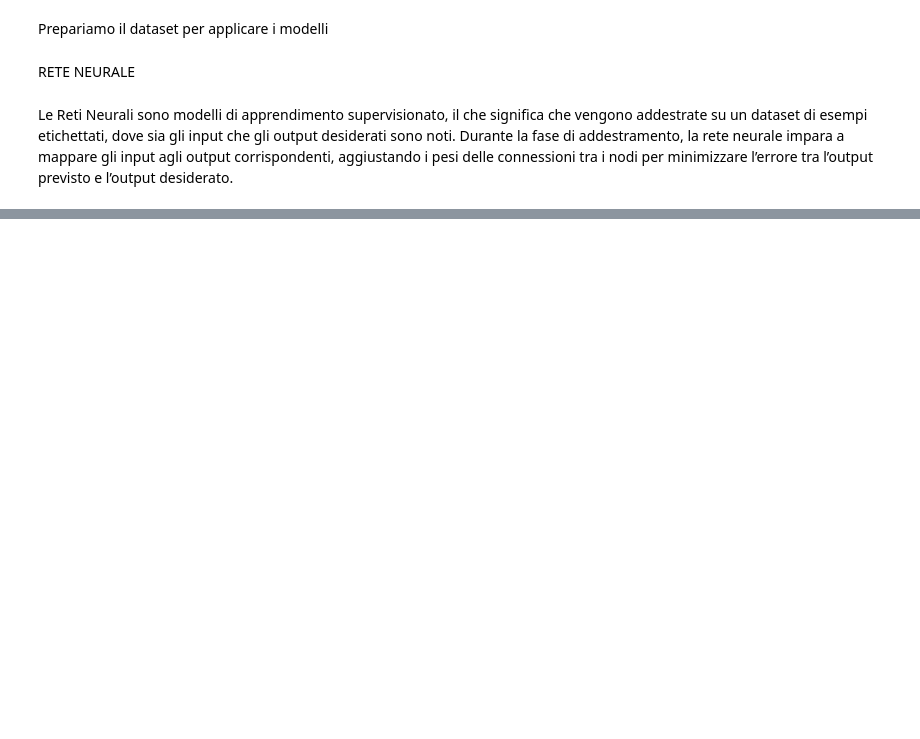
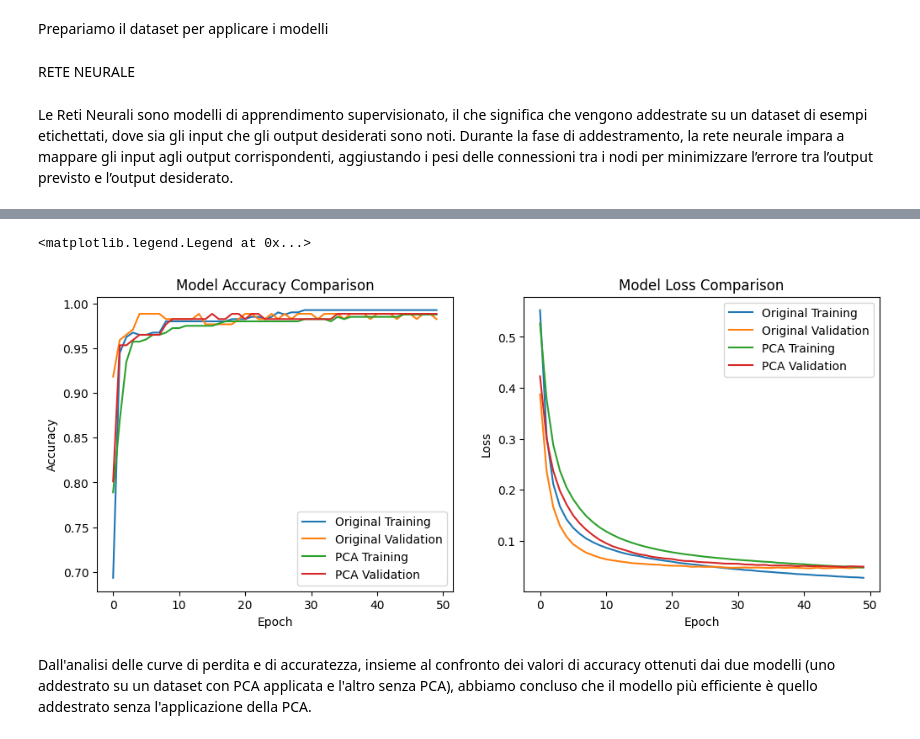
Before and after one commit to NIKFIORE/Progetto-Machine-Learning, a Jupyter notebook: Progetto.ipynb, the cells around one changed output, grey strips where cells are left out. Drawn from its saved outputs; the diff is of its cells as text; code cells hidden in the pictures; blank space fills up the shorter version.

```diff
--- a/Progetto.ipynb
+++ b/Progetto.ipynb
@@ -448,0 +466,3 @@ Epoch 50/50
+# %%
+# Train neural network on PCA-reduced data
+model_pca, history_pca = create_and_train_model(X_train_pca, y_train, X_test_pca, y_test)
@@ -449,3 +514,33 @@ Epoch 50/50
+# %%
+# Plot training history comparison
+plt.figure(figsize=(12, 10))
+
+# Plot training & validation accuracy values
+plt.subplot(2, 2, 1)
+plt.plot(history_original.history['accuracy'], label='Original Training')
+plt.plot(history_original.history['val_accuracy'], label='Original Validation')
+plt.plot(history_pca.history['accuracy'], label='PCA Training')
+plt.plot(history_pca.history['val_accuracy'], label='PCA Validation')
+plt.title('Model Accuracy Comparison')
+plt.ylabel('Accuracy')
+plt.xlabel('Epoch')
+plt.legend(loc='lower right')
+
+# Plot training & validation loss values
+plt.subplot(2, 2, 2)
+plt.plot(history_original.history['loss'], label='Original Training')
+plt.plot(history_original.history['val_loss'], label='Original Validation')
+plt.plot(history_pca.history['loss'], label='PCA Training')
+plt.plot(history_pca.history['val_loss'], label='PCA Validation')
+plt.title('Model Loss Comparison')
+plt.ylabel('Loss')
+plt.xlabel('Epoch')
+plt.legend(loc='upper right')
+# %% [output]
+<matplotlib.legend.Legend at 0x...>
+[figure, added]
+# %% [markdown]
+Dall'analisi delle curve di perdita e di accuratezza, insieme al confronto dei valori di accuracy ottenuti dai due modelli (uno addestrato su un dataset con PCA applicata e l'altro senza PCA), abbiamo concluso che il modello più efficiente è quello addestrato senza l'applicazione della PCA.
 # %%
 # Visualizziamo l'andamento della loss durante l'addestramento
 plt.figure(figsize=(12, 5))
```
Also changed, not shown: parts of 17 cells of this notebook.
